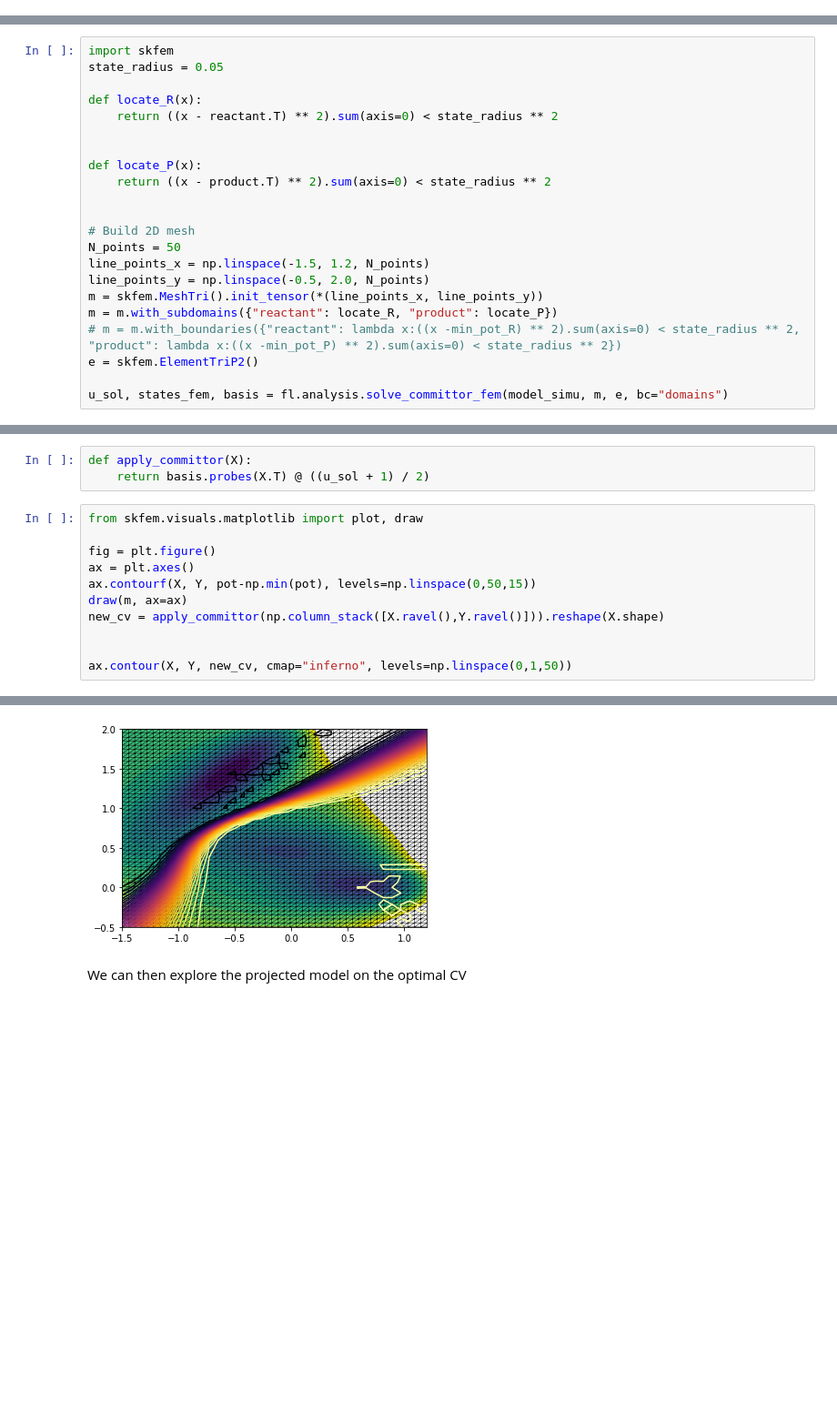
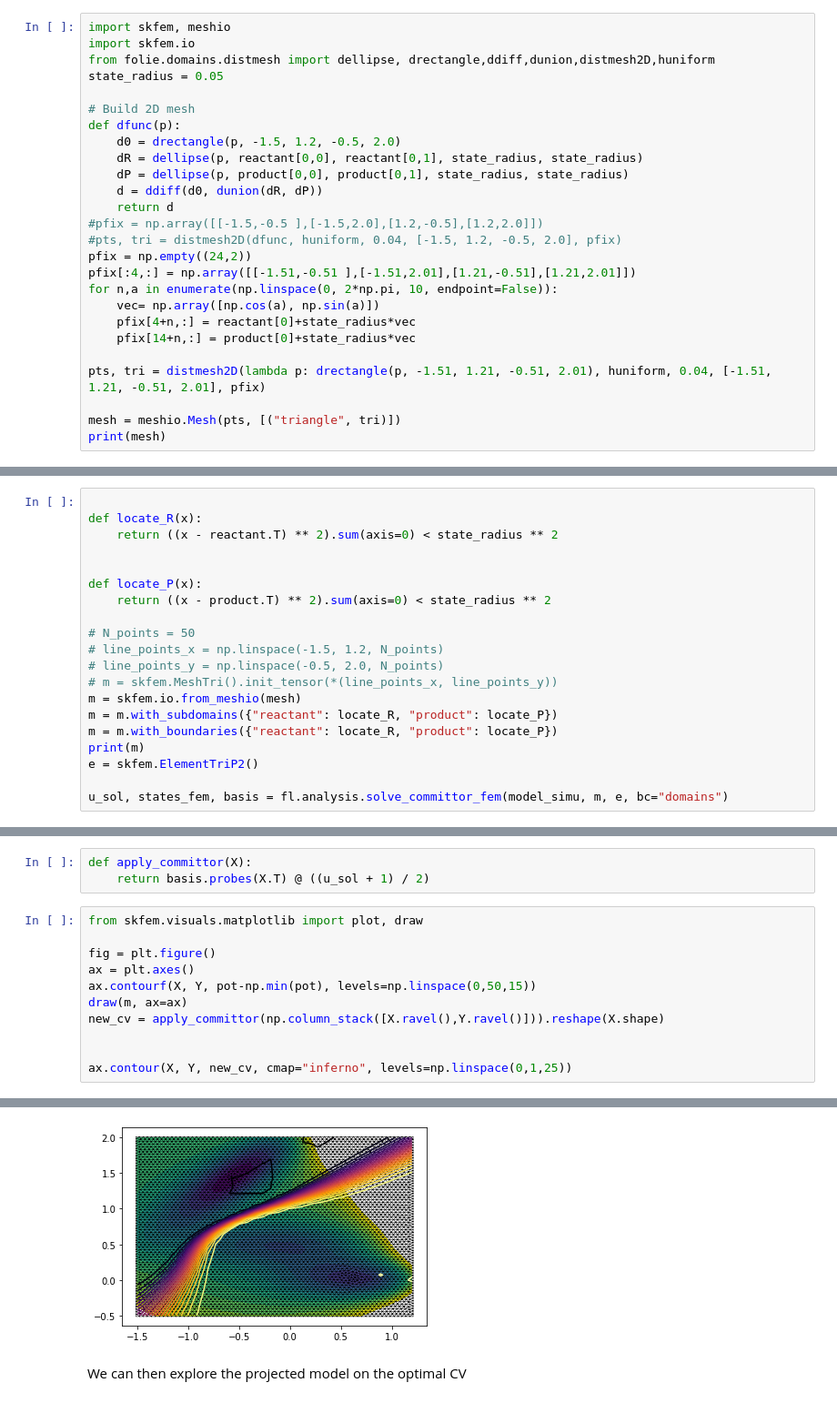
Before and after one commit to langevinmodel/folie, a Jupyter notebook: examples/tutorials/optimal_cv_transition_angle.ipynb, the cells around one changed output, grey strips where cells are left out. Shown at 91% size. Cells and saved outputs as stored; diff of their text form; blank space fills up the shorter version.

Commit message:
add distmesh

```diff
--- a/examples/tutorials/optimal_cv_transition_angle.ipynb
+++ b/examples/tutorials/optimal_cv_transition_angle.ipynb
@@ -237 +204,27 @@ plt.plot(np.linspace(0,1,150), pmf)
 For comparison, a computation of the committor can be done. The committor is the optimal variable.
+# %%
+import skfem, meshio
+import skfem.io
+from folie.domains.distmesh import dellipse, drectangle,ddiff,dunion,distmesh2D,huniform
+state_radius = 0.05
+
+# Build 2D mesh
+def dfunc(p):
+    d0 = drectangle(p, -1.5, 1.2, -0.5, 2.0)
+    dR = dellipse(p, reactant[0,0], reactant[0,1], state_radius, state_radius)
+    dP = dellipse(p, product[0,0], product[0,1], state_radius, state_radius)
+    d = ddiff(d0, dunion(dR, dP))
+    return d
+#pfix = np.array([[-1.5,-0.5 ],[-1.5,2.0],[1.2,-0.5],[1.2,2.0]])
+#pts, tri = distmesh2D(dfunc, huniform, 0.04, [-1.5, 1.2, -0.5, 2.0], pfix)
+pfix = np.empty((24,2))
+pfix[:4,:] = np.array([[-1.51,-0.51 ],[-1.51,2.01],[1.21,-0.51],[1.21,2.01]])
+for n,a in enumerate(np.linspace(0, 2*np.pi, 10, endpoint=False)):
+    vec= np.array([np.cos(a), np.sin(a)])
+    pfix[4+n,:] = reactant[0]+state_radius*vec
+    pfix[14+n,:] = product[0]+state_radius*vec
+
+pts, tri = distmesh2D(lambda p: drectangle(p, -1.51, 1.21, -0.51, 2.01), huniform, 0.04, [-1.51, 1.21, -0.51, 2.01], pfix)
+
+mesh = meshio.Mesh(pts, [("triangle", tri)])
+print(mesh)
@@ -238,6 +248,4 @@ For comparison, a computation of the committor can be done. The committor is the
 # %%
-import skfem
-state_radius = 0.05
 
 def locate_R(x):
     return ((x - reactant.T) ** 2).sum(axis=0) < state_radius ** 2
@@ -246,14 +254,14 @@ def locate_R(x):
 def locate_P(x):
     return ((x - product.T) ** 2).sum(axis=0) < state_radius ** 2
 
-
-# Build 2D mesh
-N_points = 50
-line_points_x = np.linspace(-1.5, 1.2, N_points)
-line_points_y = np.linspace(-0.5, 2.0, N_points)
-m = skfem.MeshTri().init_tensor(*(line_points_x, line_points_y))
+# N_points = 50
+# line_points_x = np.linspace(-1.5, 1.2, N_points)
+# line_points_y = np.linspace(-0.5, 2.0, N_points)
+# m = skfem.MeshTri().init_tensor(*(line_points_x, line_points_y))
+m = skfem.io.from_meshio(mesh)
 m = m.with_subdomains({"reactant": locate_R, "product": locate_P})
-# m = m.with_boundaries({"reactant": lambda x:((x -min_pot_R) ** 2).sum(axis=0) < state_radius ** 2, "product": lambda x:((x -min_pot_P) ** 2).sum(axis=0) < state_radius ** 2})
+m = m.with_boundaries({"reactant": locate_R, "product": locate_P})
+print(m)
 e = skfem.ElementTriP2()
 
 u_sol, states_fem, basis = fl.analysis.solve_committor_fem(model_simu, m, e, bc="domains")
@@ -263,17 +287,17 @@ def apply_committor(X):
 # %%
 from skfem.visuals.matplotlib import plot, draw
 
 fig = plt.figure()
 ax = plt.axes()
 ax.contourf(X, Y, pot-np.min(pot), levels=np.linspace(0,50,15))
 draw(m, ax=ax)
 new_cv = apply_committor(np.column_stack([X.ravel(),Y.ravel()])).reshape(X.shape)
 
 
-ax.contour(X, Y, new_cv, cmap="inferno", levels=np.linspace(0,1,50))
+ax.contour(X, Y, new_cv, cmap="inferno", levels=np.linspace(0,1,25))
 # %% [output]
 <matplotlib.contour.QuadContourSet at 0x...>
-[figure, old version]
+[figure, new version]
 # %% [markdown]
 We can then explore the projected model on the optimal CV
 # %%
```
Also changed, not shown: parts of 21 cells of this notebook, 1 other file.
